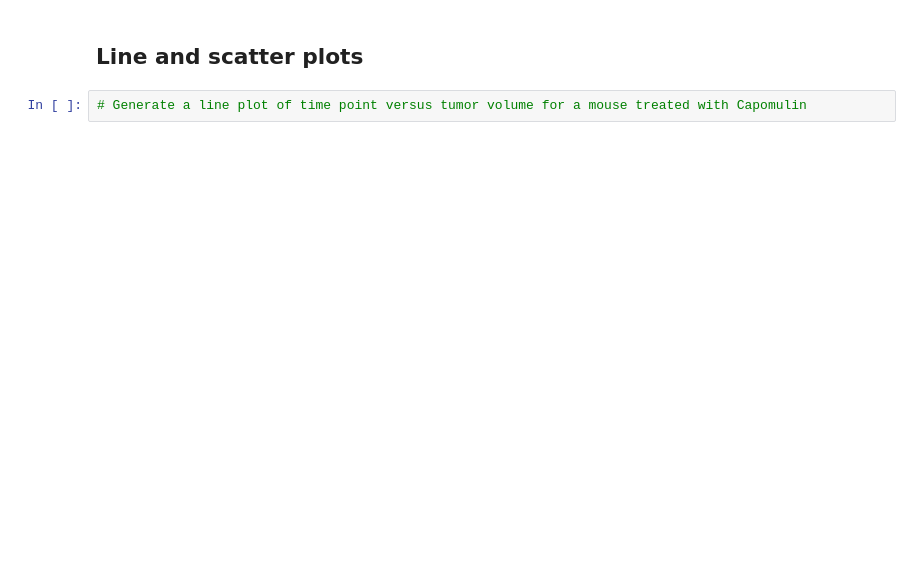
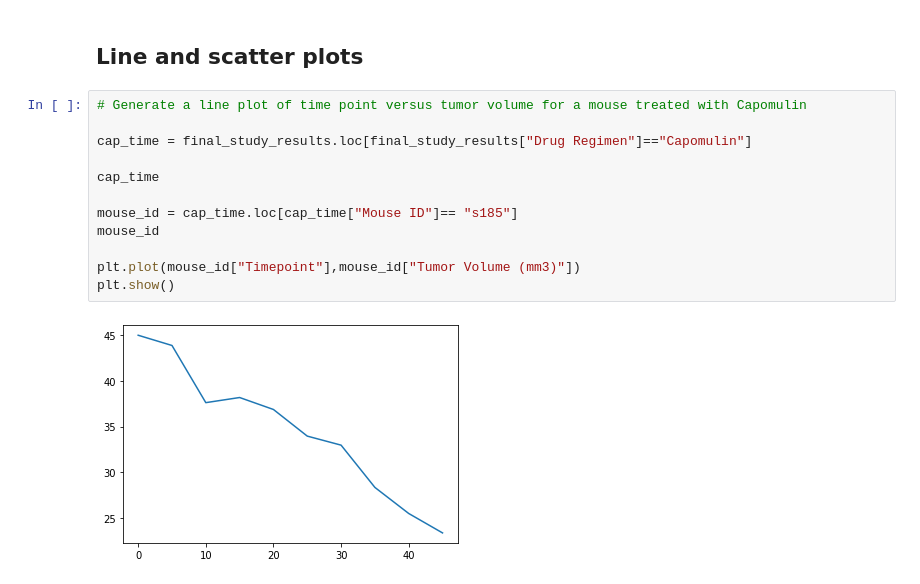
Before and after one commit to Erica2424/Matplotlib-Challenge, a Jupyter notebook: pymaceuticals_starter.ipynb, the cells around one changed output. Cells and saved outputs as stored; diff of their text form; blank space fills up the shorter version.

```diff
--- a/pymaceuticals_starter.ipynb
+++ b/pymaceuticals_starter.ipynb
@@ -189,5 +235,17 @@ promising_treatments=['Capomulin', 'Ramicane', 'Infubinol','Ceftamin']
 ## Line and scatter plots
 # %%
 # Generate a line plot of time point versus tumor volume for a mouse treated with Capomulin
+
+cap_time = final_study_results.loc[final_study_results["Drug Regimen"]=="Capomulin"]
+
+cap_time
+
+mouse_id = cap_time.loc[cap_time["Mouse ID"]== "s185"]
+mouse_id
+
+plt.plot(mouse_id["Timepoint"],mouse_id["Tumor Volume (mm3)"])
+plt.show()
+# %% [output]
+[figure, added]
 # %%
 # Generate a scatter plot of mouse weight versus average tumor volume for the Capomulin regimen
```
Also changed, not shown: parts of 7 cells of this notebook.
